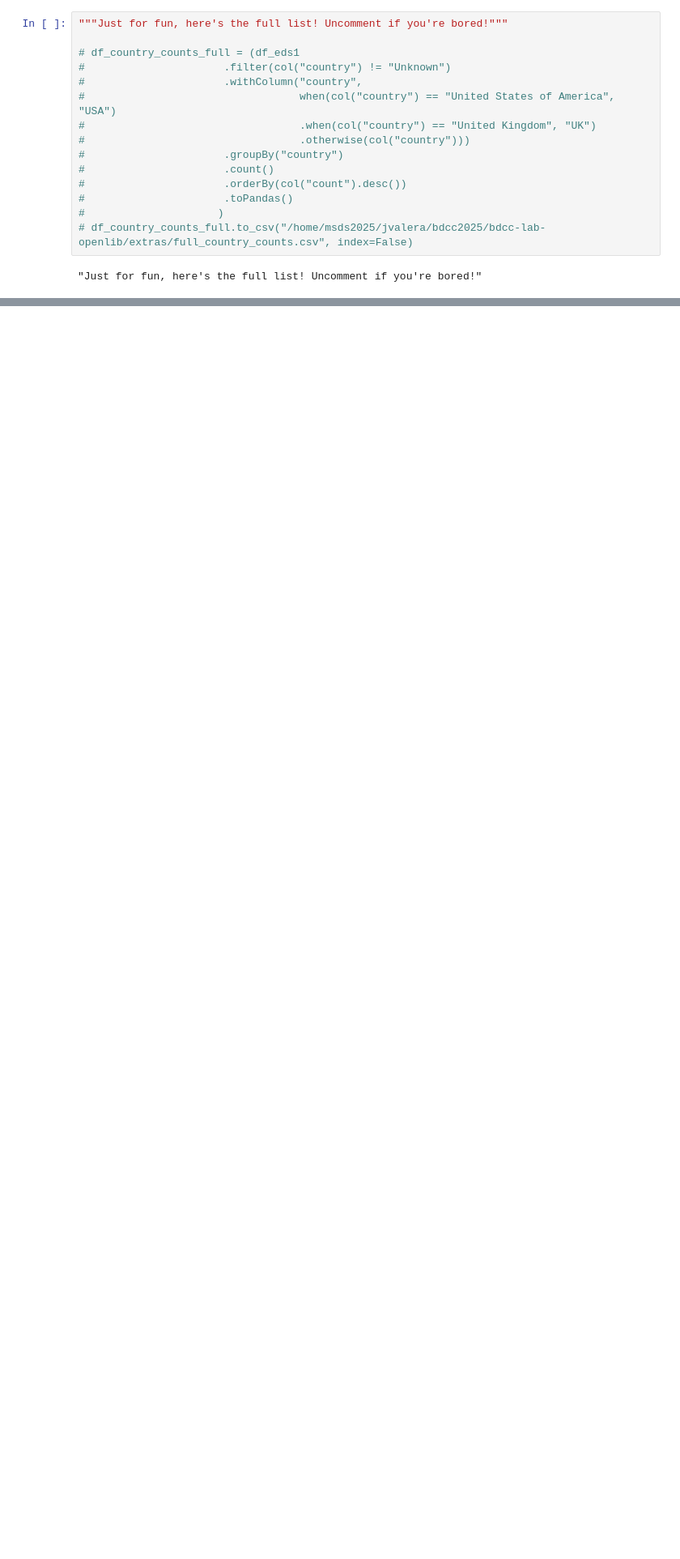
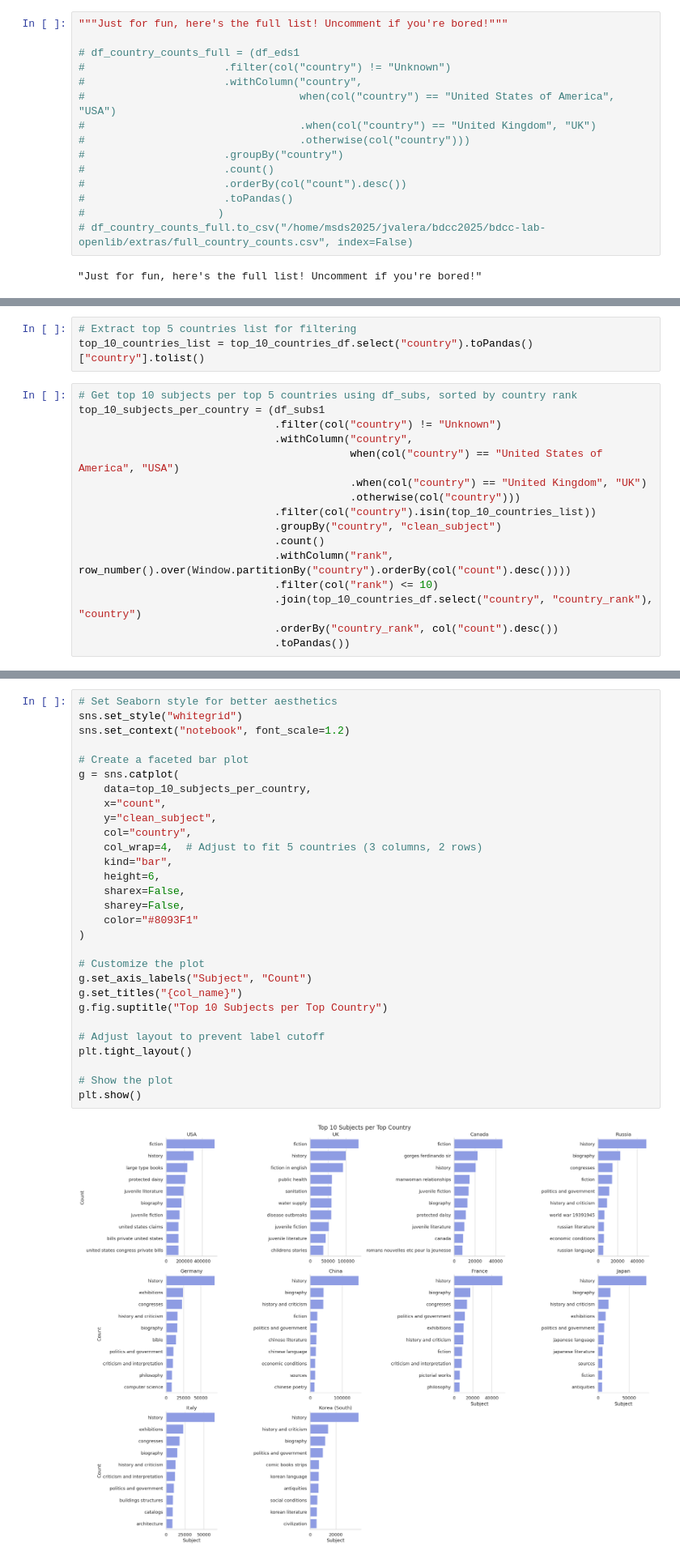
Before and after one commit to jdfvalera/bdcc-lab-openlib, a Jupyter notebook: notebooks/openlib_descriptives.ipynb, the cells around one changed output, grey strips where cells are left out. Shown at 81% size. Drawn from its saved outputs; the diff is of its cells as text; blank space fills up the shorter version.

Commit message:
updated partial descriptives notebook, tasks 1-5

```diff
--- a/notebooks/openlib_descriptives.ipynb
+++ b/notebooks/openlib_descriptives.ipynb
@@ -234,0 +367,19 @@ plt.savefig("/home/msds2025/jvalera/bdcc2025/bdcc-lab-openlib/plots/country_coun
+# %%
+# Extract top 5 countries list for filtering
+top_10_countries_list = top_10_countries_df.select("country").toPandas()["country"].tolist()
+# %%
+# Get top 10 subjects per top 5 countries using df_subs, sorted by country rank
+top_10_subjects_per_country = (df_subs1
+                               .filter(col("country") != "Unknown")
+                               .withColumn("country",
+                                           when(col("country") == "United States of America", "USA")
+                                           .when(col("country") == "United Kingdom", "UK")
+                                           .otherwise(col("country")))
+                               .filter(col("country").isin(top_10_countries_list))
+                               .groupBy("country", "clean_subject")
+                               .count()
+                               .withColumn("rank", row_number().over(Window.partitionBy("country").orderBy(col("count").desc())))
+                               .filter(col("rank") <= 10)
+                               .join(top_10_countries_df.select("country", "country_rank"), "country")
+                               .orderBy("country_rank", col("count").desc())
+                               .toPandas())
@@ -234,0 +406,31 @@ plt.savefig("/home/msds2025/jvalera/bdcc2025/bdcc-lab-openlib/plots/country_coun
+# %%
+# Set Seaborn style for better aesthetics
+sns.set_style("whitegrid")
+sns.set_context("notebook", font_scale=1.2)
+
+# Create a faceted bar plot
+g = sns.catplot(
+    data=top_10_subjects_per_country,
+    x="count",
+    y="clean_subject",
+    col="country",
+    col_wrap=4,  # Adjust to fit 5 countries (3 columns, 2 rows)
+    kind="bar",
+    height=6,
+    sharex=False,
+    sharey=False,
+    color="#8093F1"
+)
+
+# Customize the plot
+g.set_axis_labels("Subject", "Count")
+g.set_titles("{col_name}")
+g.fig.suptitle("Top 10 Subjects per Top Country")
+
+# Adjust layout to prevent label cutoff
+plt.tight_layout()
+
+# Show the plot
+plt.show()
+# %% [output]
+[figure, added]
```
Also changed, not shown: parts of 46 cells of this notebook.
